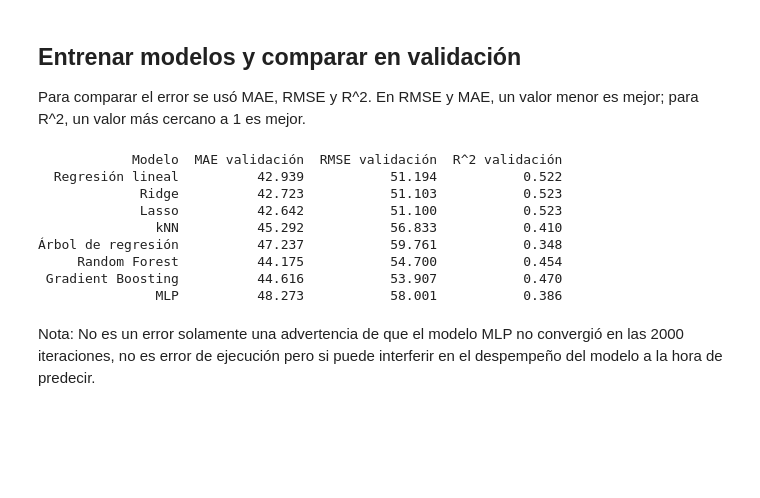
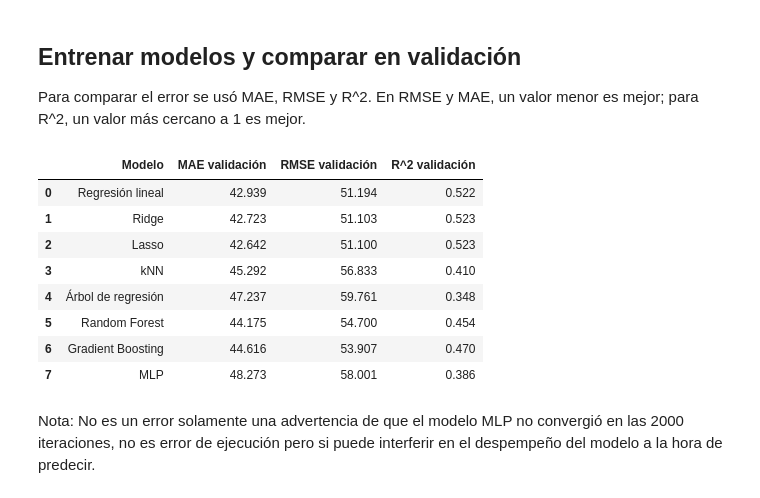
Before and after one commit to MartinCusme/ir26b, a Jupyter notebook: notebooks/01_revml.ipynb, the cells around one changed output. Saved outputs shown, nothing was run; the diff lists cells and outputs as text; code cells hidden in the pictures; blank space fills up the shorter version.

```diff
--- a/notebooks/01_revml.ipynb
+++ b/notebooks/01_revml.ipynb
@@ -598,26 +597,26 @@ Para comparar el error se usó MAE, RMSE y R^2. En RMSE y MAE, un valor menor es
 # %%
 resultados_reg_val = []
 
 for nombre, modelo in modelos_regresion.items():
     modelo.fit(X_train_reg, y_train_reg)
     predicciones = modelo.predict(X_val_reg)
     mae = mean_absolute_error(y_val_reg, predicciones)
     rmse = np.sqrt(mean_squared_error(y_val_reg, predicciones))
     r2 = r2_score(y_val_reg, predicciones)
     resultados_reg_val.append([nombre, mae, rmse, r2])
 
 tabla_reg_val = pd.DataFrame(resultados_reg_val, columns=["Modelo", "MAE validación", "RMSE validación", "R^2 validación"])
-print(tabla_reg_val.round(3).to_string(index=False))
+display(tabla_reg_val.round(3))
 # %% [output]
-            Modelo  MAE validación  RMSE validación  R^2 validación
-  Regresión lineal          42.939           51.194           0.522
-             Ridge          42.723           51.103           0.523
-             Lasso          42.642           51.100           0.523
-               kNN          45.292           56.833           0.410
-Árbol de regresión          47.237           59.761           0.348
-     Random Forest          44.175           54.700           0.454
- Gradient Boosting          44.616           53.907           0.470
-               MLP          48.273           58.001           0.386
+|  | Modelo | MAE validación | RMSE validación | R^2 validación |
+| 0 | Regresión lineal | 42.939 | 51.194 | 0.522 |
+| 1 | Ridge | 42.723 | 51.103 | 0.523 |
+| 2 | Lasso | 42.642 | 51.100 | 0.523 |
+| 3 | kNN | 45.292 | 56.833 | 0.410 |
+| 4 | Árbol de regresión | 47.237 | 59.761 | 0.348 |
+| 5 | Random Forest | 44.175 | 54.700 | 0.454 |
+| 6 | Gradient Boosting | 44.616 | 53.907 | 0.470 |
+| 7 | MLP | 48.273 | 58.001 | 0.386 |
 # %% [markdown]
 Nota: No es un error solamente una advertencia de que el modelo MLP no convergió en las 2000 iteraciones, no es error de ejecución pero si puede interferir en el despempeño del modelo a la hora de predecir.
 # %% [markdown]
```
Also changed, not shown: parts of 8 cells of this notebook.
